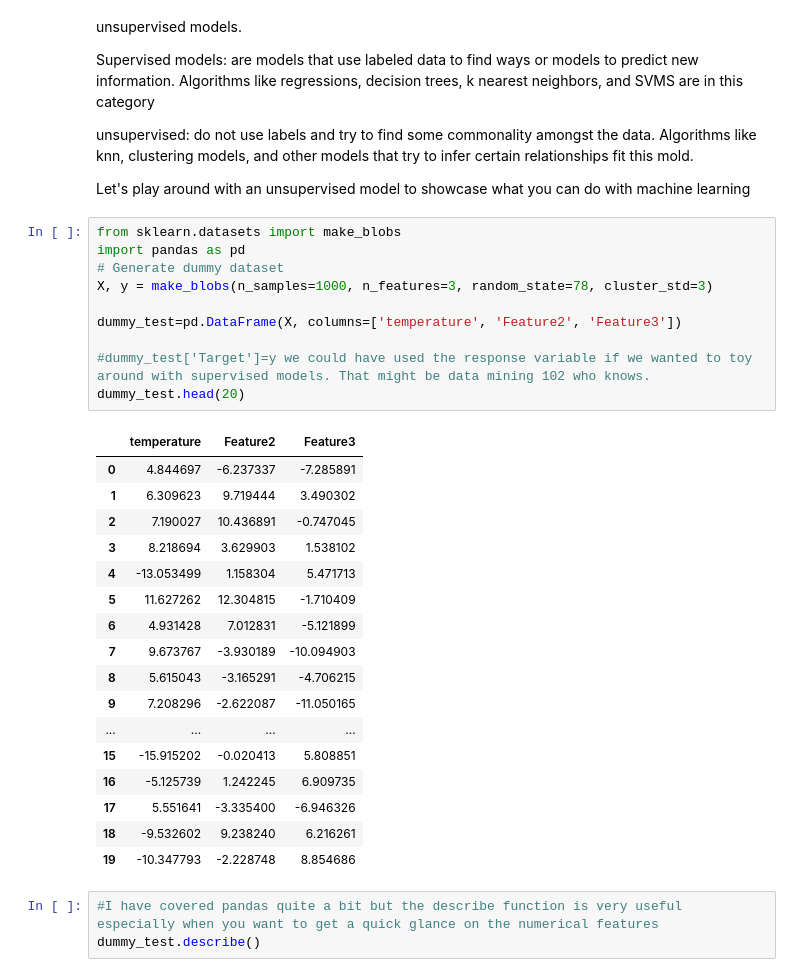
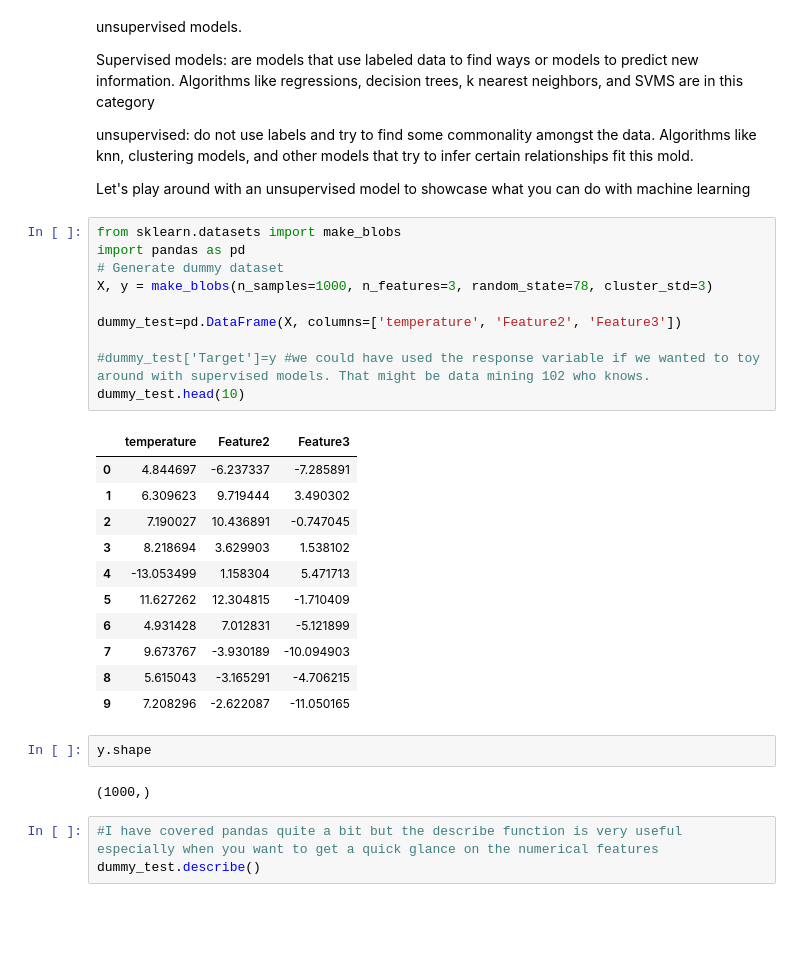
Before and after one commit to thehybrid18/python-basics, a Jupyter notebook: DATA_MINING_101.ipynb, the cells around one changed output. Saved outputs shown, nothing was run; the diff lists cells and outputs as text; blank space fills up the shorter version.

```diff
--- a/DATA_MINING_101.ipynb
+++ b/DATA_MINING_101.ipynb
@@ -11,31 +11,29 @@ Let's play around with an unsupervised model to showcase what you can do with ma
 # %%
 from sklearn.datasets import make_blobs
 import pandas as pd
 # Generate dummy dataset
 X, y = make_blobs(n_samples=1000, n_features=3, random_state=78, cluster_std=3)
 
 dummy_test=pd.DataFrame(X, columns=['temperature', 'Feature2', 'Feature3'])
 
-#dummy_test['Target']=y we could have used the response variable if we wanted to toy around with supervised models. That might be data mining 102 who knows.
-dummy_test.head(20)
+#dummy_test['Target']=y #we could have used the response variable if we wanted to toy around with supervised models. That might be data mining 102 who knows.
+dummy_test.head(10)
 # %% [output]
 |  | temperature | Feature2 | Feature3 |
 | 0 | 4.844697 | -6.237337 | -7.285891 |
 | 1 | 6.309623 | 9.719444 | 3.490302 |
 | 2 | 7.190027 | 10.436891 | -0.747045 |
 | 3 | 8.218694 | 3.629903 | 1.538102 |
 | 4 | -13.053499 | 1.158304 | 5.471713 |
 | 5 | 11.627262 | 12.304815 | -1.710409 |
 | 6 | 4.931428 | 7.012831 | -5.121899 |
 | 7 | 9.673767 | -3.930189 | -10.094903 |
 | 8 | 5.615043 | -3.165291 | -4.706215 |
 | 9 | 7.208296 | -2.622087 | -11.050165 |
-| ... | ... | ... | ... |
-| 15 | -15.915202 | -0.020413 | 5.808851 |
-| 16 | -5.125739 | 1.242245 | 6.909735 |
-| 17 | 5.551641 | -3.335400 | -6.946326 |
-| 18 | -9.532602 | 9.238240 | 6.216261 |
-| 19 | -10.347793 | -2.228748 | 8.854686 |
+# %%
+y.shape
+# %% [output]
+(1000,)
 # %%
 #I have covered pandas quite a bit but the describe function is very useful especially when you want to get a quick glance on the numerical features
 dummy_test.describe()
```
Also changed, not shown: parts of 3 cells of this notebook.
